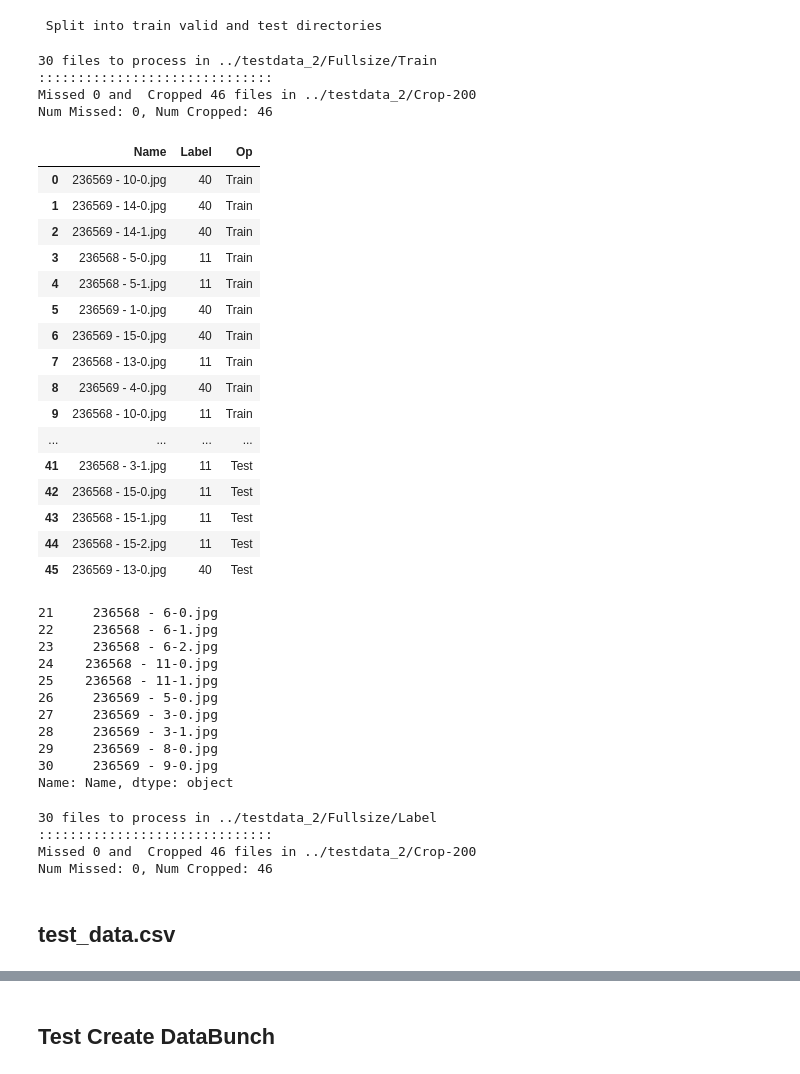
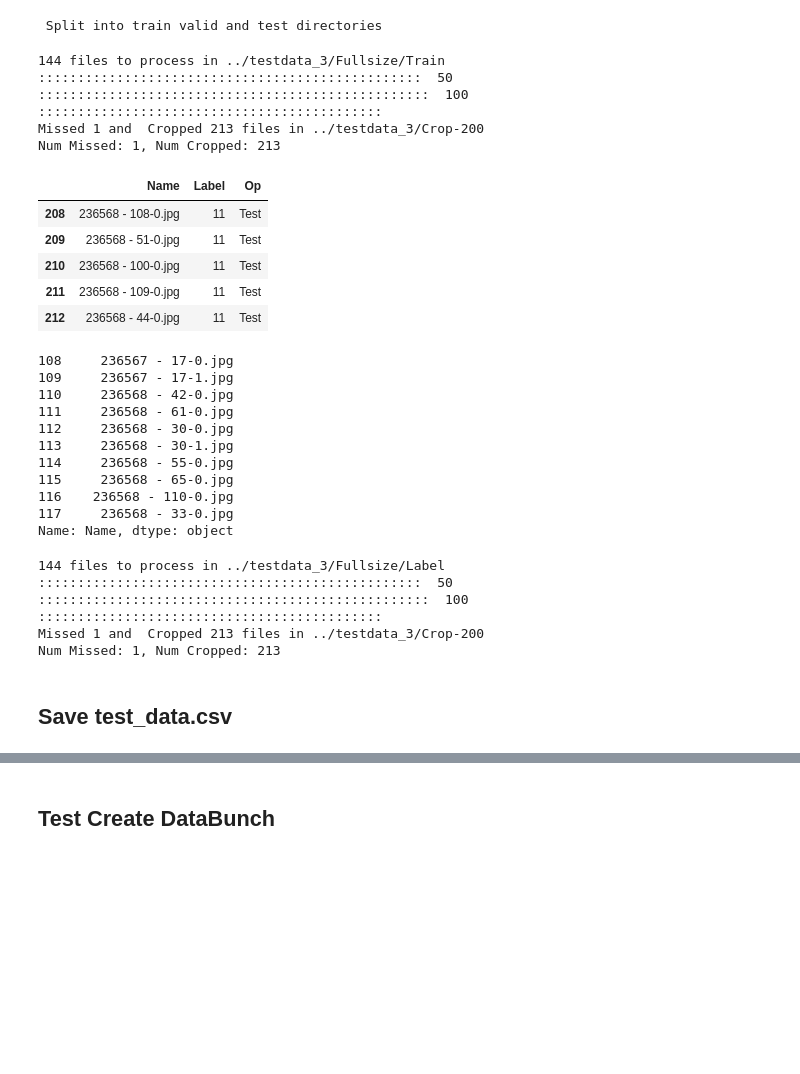
Before and after one commit to johnnewto/cellsegment, a Jupyter notebook: nbs/20_example_data_prep.ipynb, the cells around one changed output, grey strips where cells are left out. Cells and saved outputs as stored; diff of their text form; code cells hidden in the pictures; blank space fills up the shorter version.

```diff
--- a/nbs/20_example_data_prep.ipynb
+++ b/nbs/20_example_data_prep.ipynb
@@ -22,7 +19,7 @@ from fastai.vision import *
 # %% [markdown]
 ## Define directories
 # %%
-dirs = Dirs('../testdata_2/')
+dirs = Dirs('../testdata_3')
 print(dirs)
 # %% [output]
 None
@@ -177,59 +192,52 @@ misslist, croplist= crop_img_dir(file_csv, dirs.train, dirs.train, dirs.crop,
                                               number_files='all', DEBUG=False)
 print(f'Num Missed: {len(misslist)}, Num Cropped: {len(croplist)}')
 # %% [output]
-30 files to process in ../testdata_2/Fullsize/Train
-::::::::::::::::::::::::::::::
-Missed 0 and  Cropped 46 files in ../testdata_2/Crop-200
-Num Missed: 0, Num Cropped: 46
+144 files to process in ../testdata_3/Fullsize/Train
+:::::::::::::::::::::::::::::::::::::::::::::::::  50
+::::::::::::::::::::::::::::::::::::::::::::::::::  100
+::::::::::::::::::::::::::::::::::::::::::::
+Missed 1 and  Cropped 213 files in ../testdata_3/Crop-200
+Num Missed: 1, Num Cropped: 213
 # %%
-crop_df = pd.DataFrame(croplist)
+crop_df = pandas.DataFrame(croplist)
 crop_df = crop_df[['Name','Label', 'Op']]
 crop_df.to_csv(dirs.crop+'/crop_df.csv')
-crop_df
+crop_df.tail()
 # %% [output]
 |  | Name | Label | Op |
-| 0 | 236569 - 10-0.jpg | 40 | Train |
-| 1 | 236569 - 14-0.jpg | 40 | Train |
-| 2 | 236569 - 14-1.jpg | 40 | Train |
-| 3 | 236568 - 5-0.jpg | 11 | Train |
-| 4 | 236568 - 5-1.jpg | 11 | Train |
-| 5 | 236569 - 1-0.jpg | 40 | Train |
-| 6 | 236569 - 15-0.jpg | 40 | Train |
-| 7 | 236568 - 13-0.jpg | 11 | Train |
-| 8 | 236569 - 4-0.jpg | 40 | Train |
-| 9 | 236568 - 10-0.jpg | 11 | Train |
-| ... | ... | ... | ... |
-| 41 | 236568 - 3-1.jpg | 11 | Test |
-| 42 | 236568 - 15-0.jpg | 11 | Test |
-| 43 | 236568 - 15-1.jpg | 11 | Test |
-| 44 | 236568 - 15-2.jpg | 11 | Test |
-| 45 | 236569 - 13-0.jpg | 40 | Test |
+| 208 | 236568 - 108-0.jpg | 11 | Test |
+| 209 | 236568 - 51-0.jpg | 11 | Test |
+| 210 | 236568 - 100-0.jpg | 11 | Test |
+| 211 | 236568 - 109-0.jpg | 11 | Test |
+| 212 | 236568 - 44-0.jpg | 11 | Test |
 # %%
 valid_df = crop_df[crop_df.Op=='Valid'].loc[:,'Name']
-valid_df.to_csv(dirs.crop+'/valid.txt', index=False)
+valid_df.to_csv(dirs.crop+'/valid.txt', index=False, header=True)
 valid_df.head(10)
 # %% [output]
-21     236568 - 6-0.jpg
-22     236568 - 6-1.jpg
-23     236568 - 6-2.jpg
-24    236568 - 11-0.jpg
-25    236568 - 11-1.jpg
-26     236569 - 5-0.jpg
-27     236569 - 3-0.jpg
-28     236569 - 3-1.jpg
-29     236569 - 8-0.jpg
-30     236569 - 9-0.jpg
+108     236567 - 17-0.jpg
+109     236567 - 17-1.jpg
+110     236568 - 42-0.jpg
+111     236568 - 61-0.jpg
+112     236568 - 30-0.jpg
+113     236568 - 30-1.jpg
+114     236568 - 55-0.jpg
+115     236568 - 65-0.jpg
+116    236568 - 110-0.jpg
+117     236568 - 33-0.jpg
 Name: Name, dtype: object
 # %%
 labmisslist, labcroplist = crop_img_dir(file_csv, dirs.train, dirs.label, dirs.crop, number_files='all')
 print(f'Num Missed: {len(labmisslist)}, Num Cropped: {len(labcroplist)}')
 # %% [output]
-30 files to process in ../testdata_2/Fullsize/Label
-::::::::::::::::::::::::::::::
-Missed 0 and  Cropped 46 files in ../testdata_2/Crop-200
-Num Missed: 0, Num Cropped: 46
+144 files to process in ../testdata_3/Fullsize/Label
+:::::::::::::::::::::::::::::::::::::::::::::::::  50
+::::::::::::::::::::::::::::::::::::::::::::::::::  100
+::::::::::::::::::::::::::::::::::::::::::::
+Missed 1 and  Cropped 213 files in ../testdata_3/Crop-200
+Num Missed: 1, Num Cropped: 213
 # %% [markdown]
-## test_data.csv
+## Save test_data.csv
 # %%
 crop_df = pandas.read_csv(dirs.crop+'/crop_df.csv', index_col=0)
 crop_df.loc[crop_df.Label == 40,'Label'] = 'Fluke-Rumen'
```
Also changed, not shown: parts of 20 cells of this notebook, 44 other files.
